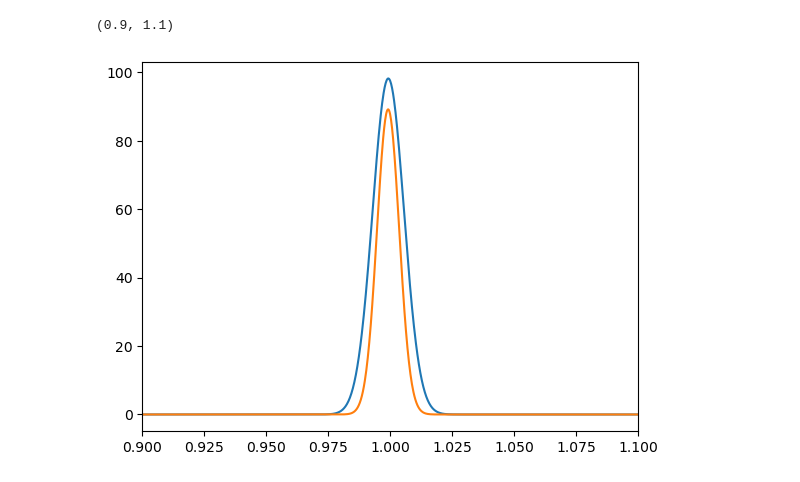
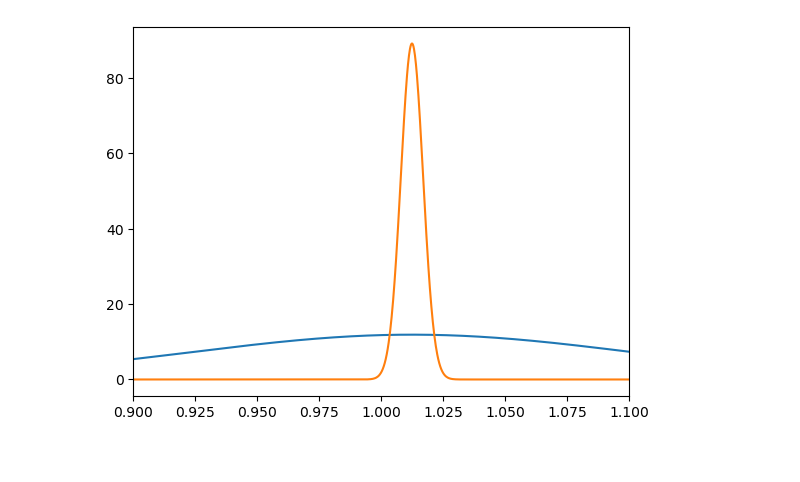
Before and after one commit to robertoinfurna/astrostatistics_bicocca_2024, a Jupyter notebook: working/Maximum_likelihood.ipynb, the cells around one changed output. Saved outputs shown, nothing was run; the diff lists cells and outputs as text; code cells hidden in the pictures.

```diff
--- a/working/Maximum_likelihood.ipynb
+++ b/working/Maximum_likelihood.ipynb
@@ -4,7 +4,7 @@ import matplotlib.pyplot as plt
 import random
 # %%
 measurements = []
-N = 1000
+N = 5
 for i in range(N):
     measurements.append(random.gauss(1,0.2)) #numbers from a given distribution with mu=1, sigma=0.2
 plt.hist(measurements,100)
@@ -66,10 +64,11 @@ analytical MLE for the true value is:  0.9991701749349216
 # %%
 #to find the error we use Fisher matrix
 #we need second derivative of log_L computed in the real value estimator computed above
-x = np.linspace(0,2,10000)
+
 dx = np.diff(x)[0]
 der_log_L = np.diff(log_likelihood_gaus)/dx #derivative of function log_L
 der2_log_L = np.diff(der_log_L)/dx #second derivative of function log L
+#if we want to plot derivative and second derivative of log function
 #x = np.delete(x, len(x)-1)
 #plt.plot(x,der_log_L)
 #x = np.delete(x, len(x)-1)
@@ -85,8 +84,7 @@ analytical MLE for the uncertanty on mu is:  0.006324555320336759
 # %%
-x = np.linspace(0,2,10000)
-plt.plot(x, 10**-88*likelihood_gaus)
+plt.plot(x, likelihood_gaus)
 plt.plot(x, gaussian_analytical(mu,sigma_mu))
 plt.xlim(0.9,1.1)
+plt.show()
 # %% [output]
-(0.9, 1.1)
-[figure, old version]
+[figure, new version]
```
Also changed, not shown: parts of 7 cells of this notebook.
